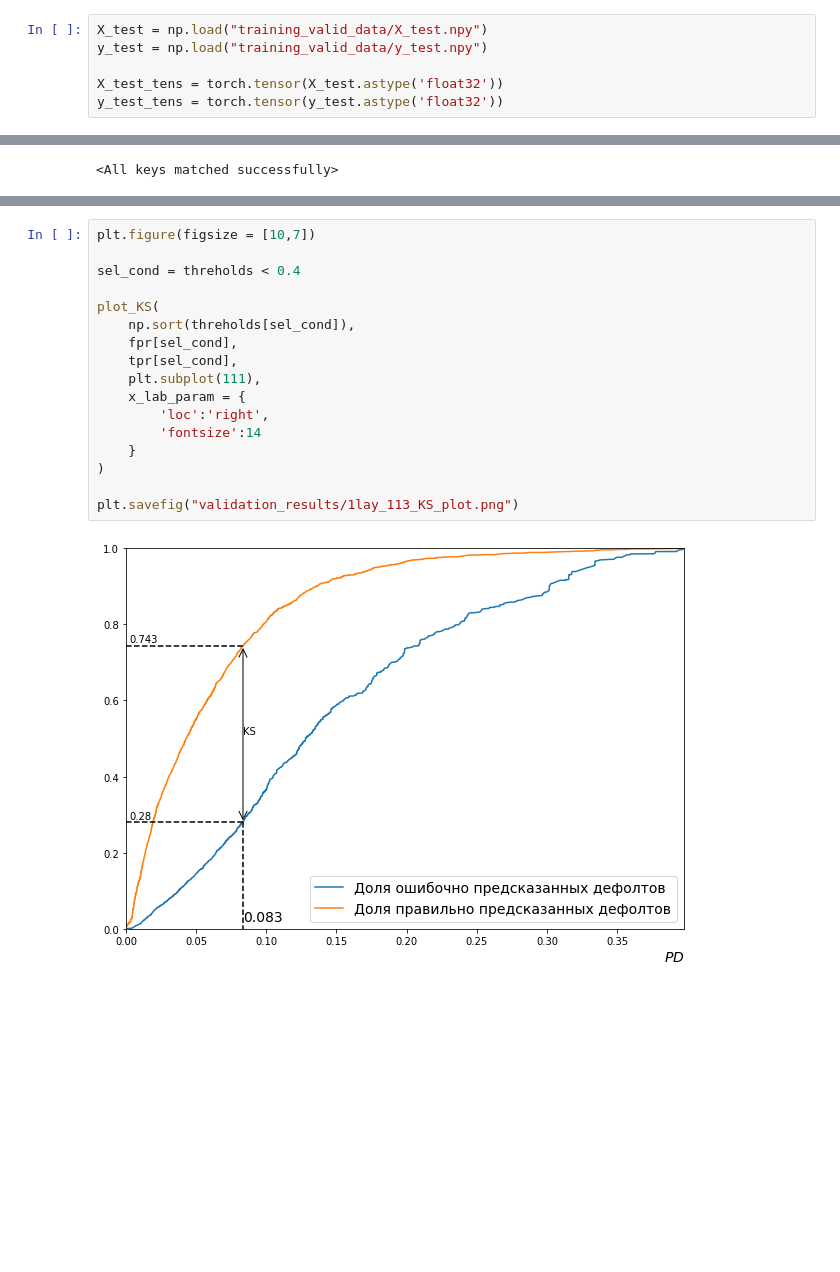
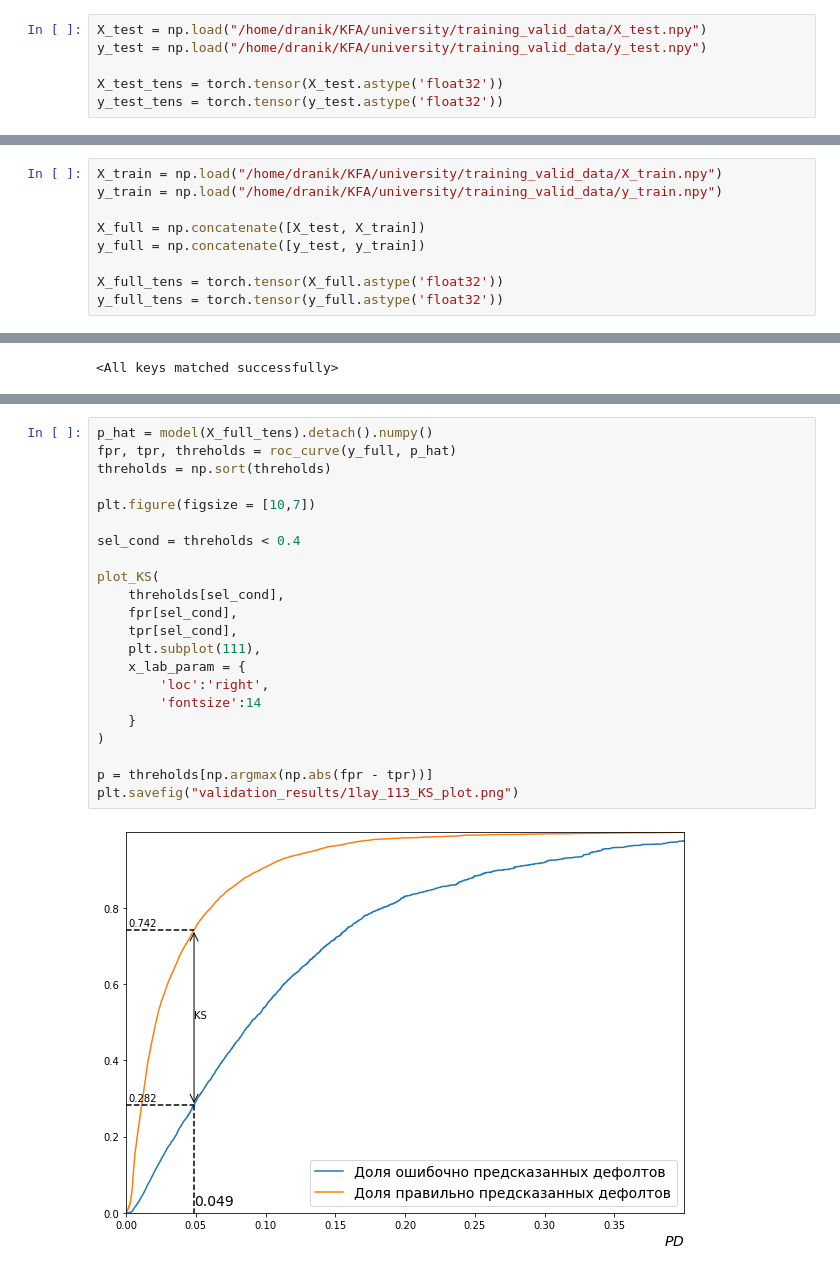
Before and after one commit to Dranikf/diplom_project, a Jupyter notebook: prog/model/models_validation.ipynb, the cells around one changed output, grey strips where cells are left out. Drawn from its saved outputs; the diff is of its cells as text; blank space fills up the shorter version.

```diff
--- a/prog/model/models_validation.ipynb
+++ b/prog/model/models_validation.ipynb
@@ -13,6 +16,6 @@ from nets_algo import *
 # %%
-X_test = np.load("training_valid_data/X_test.npy")
-y_test = np.load("training_valid_data/y_test.npy")
+X_test = np.load("/home/dranik/KFA/university/training_valid_data/X_test.npy")
+y_test = np.load("/home/dranik/KFA/university/training_valid_data/y_test.npy")
 
 X_test_tens = torch.tensor(X_test.astype('float32'))
 y_test_tens = torch.tensor(y_test.astype('float32'))
@@ -19,3 +24,12 @@ y_test_tens = torch.tensor(y_test.astype('float32'))
+# %%
+X_train = np.load("/home/dranik/KFA/university/training_valid_data/X_train.npy")
+y_train = np.load("/home/dranik/KFA/university/training_valid_data/y_train.npy")
+
+X_full = np.concatenate([X_test, X_train])
+y_full = np.concatenate([y_test, y_train])
+
+X_full_tens = torch.tensor(X_full.astype('float32'))
+y_full_tens = torch.tensor(y_full.astype('float32'))
 # %% [markdown]
 # Функции для работы с валидацей моделей
 # %% [markdown]
@@ -104,19 +109,24 @@ plt.savefig("validation_results/1lay_133_roc.png")
 # %%
+p_hat = model(X_full_tens).detach().numpy()
+fpr, tpr, threholds = roc_curve(y_full, p_hat)
+threholds = np.sort(threholds)
+
 plt.figure(figsize = [10,7])
 
 sel_cond = threholds < 0.4
 
 plot_KS(
-    np.sort(threholds[sel_cond]),
+    threholds[sel_cond],
     fpr[sel_cond],
     tpr[sel_cond],
     plt.subplot(111),
     x_lab_param = {
         'loc':'right',
         'fontsize':14
     }
 )
 
+p = threholds[np.argmax(np.abs(fpr - tpr))]
 plt.savefig("validation_results/1lay_113_KS_plot.png")
 # %% [output]
-[figure, old version]
+[figure, new version]
```
Also changed, not shown: parts of 12 cells of this notebook, 3 other files.
